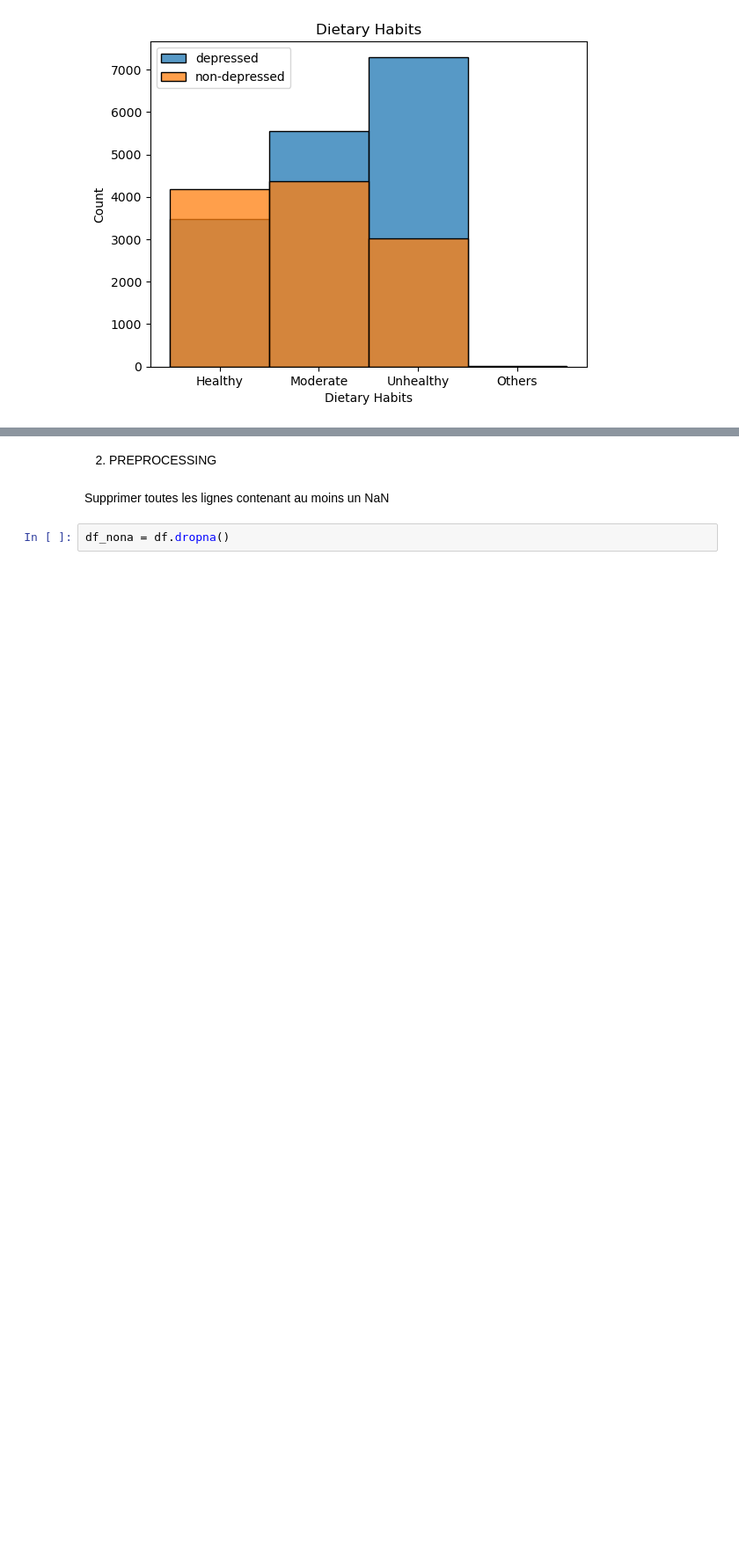
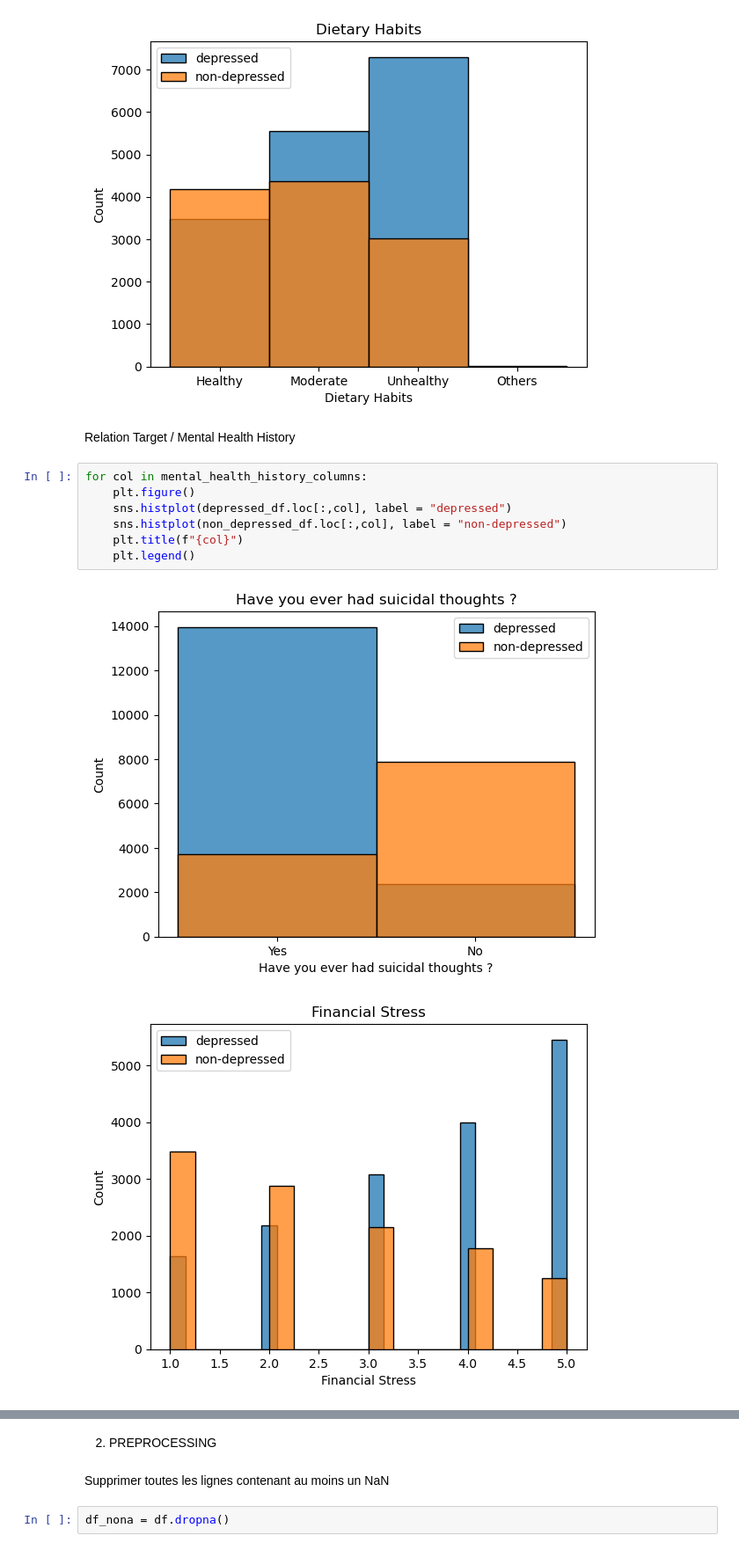
Before and after one commit to Nemios/DataTrek, a Jupyter notebook: DataTrek.ipynb, the cells around one changed output, grey strips where cells are left out. Shown at 88% size. Cells and saved outputs as stored; diff of their text form; blank space fills up the shorter version.

```diff
--- a/DataTrek.ipynb
+++ b/DataTrek.ipynb
@@ -246,3 +246,15 @@ for col in lifestyle_habits_columns:
 # %% [output]
 [figure]
 [figure]
+# %% [markdown]
+Relation Target / Mental Health History
+# %%
+for col in mental_health_history_columns:
+    plt.figure()
+    sns.histplot(depressed_df.loc[:,col], label = "depressed")
+    sns.histplot(non_depressed_df.loc[:,col], label = "non-depressed")
+    plt.title(f"{col}")
+    plt.legend()
+# %% [output]
+[figure, added]
+[figure, added]
```
Also changed, not shown: parts of 4 cells of this notebook.
